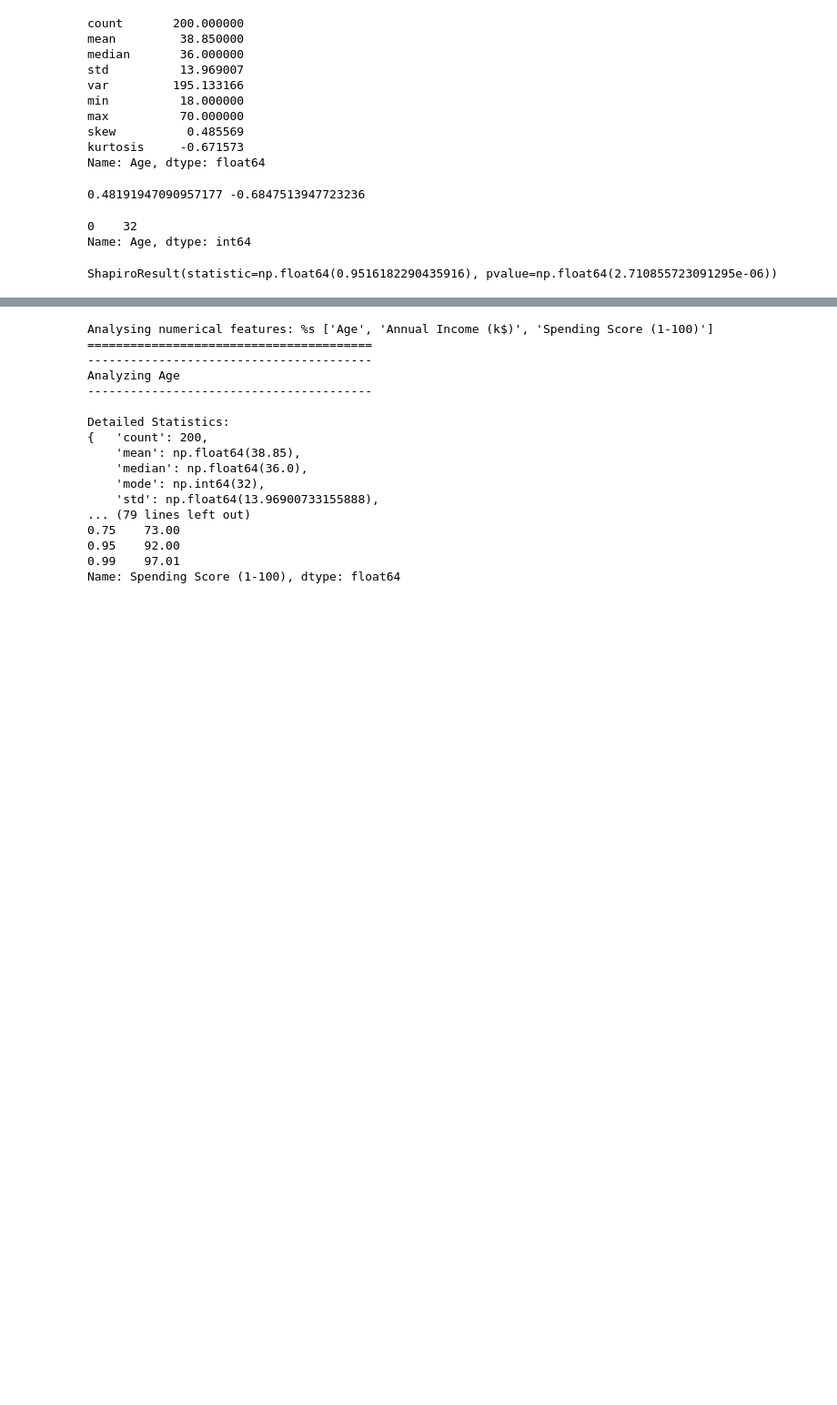
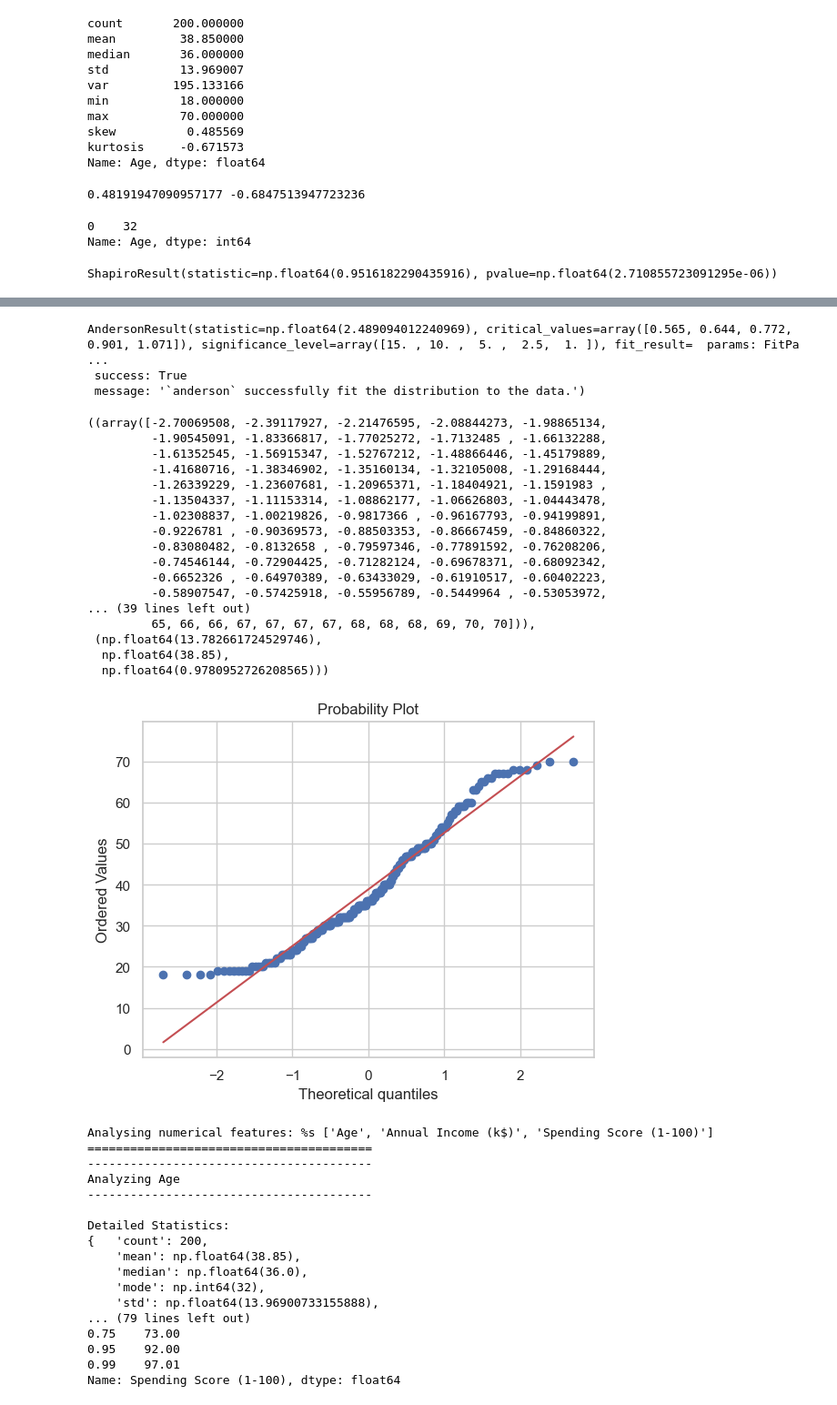
Before and after one commit to ravioactive/eda_practice, a Jupyter notebook: notebooks/customer-segmentation/eda_univariate.ipynb, the cells around one changed output, grey strips where cells are left out. Shown at 91% size. Cells and saved outputs as stored; diff of their text form; code cells hidden in the pictures; blank space fills up the shorter version.

```diff
--- a/notebooks/customer-segmentation/eda_univariate.ipynb
+++ b/notebooks/customer-segmentation/eda_univariate.ipynb
@@ -315,3 +966,32 @@ Interpretation:
+# %%
+stats.anderson(base_df['Age'].dropna())
+# %% [output]
+AndersonResult(statistic=np.float64(2.489094012240969), critical_values=array([0.565, 0.644, 0.772, 0.901, 1.071]), significance_level=array([15. , 10. ,  5. ,  2.5,  1. ]), fit_result=  params: FitPa ...
+ success: True
+ message: '`anderson` successfully fit the distribution to the data.')
+# %%
+# Distribution fitting
+from scipy.stats import norm, lognorm, gamma, beta
+stats.probplot(base_df['Age'], dist="norm", plot=plt)
+# %% [output]
+((array([-2.70069508, -2.39117927, -2.21476595, -2.08844273, -1.98865134,
+         -1.90545091, -1.83366817, -1.77025272, -1.7132485 , -1.66132288,
+         -1.61352545, -1.56915347, -1.52767212, -1.48866446, -1.45179889,
+         -1.41680716, -1.38346902, -1.35160134, -1.32105008, -1.29168444,
+         -1.26339229, -1.23607681, -1.20965371, -1.18404921, -1.1591983 ,
+         -1.13504337, -1.11153314, -1.08862177, -1.06626803, -1.04443478,
+         -1.02308837, -1.00219826, -0.9817366 , -0.96167793, -0.94199891,
+         -0.9226781 , -0.90369573, -0.88503353, -0.86667459, -0.84860322,
+         -0.83080482, -0.8132658 , -0.79597346, -0.77891592, -0.76208206,
+         -0.74546144, -0.72904425, -0.71282124, -0.69678371, -0.68092342,
+         -0.6652326 , -0.64970389, -0.63433029, -0.61910517, -0.60402223,
+         -0.58907547, -0.57425918, -0.55956789, -0.5449964 , -0.53053972,
+... (39 lines left out)
+         65, 66, 66, 67, 67, 67, 67, 68, 68, 68, 69, 70, 70])),
+ (np.float64(13.782661724529746),
+  np.float64(38.85),
+  np.float64(0.9780952726208565)))
+[figure, added]
 # %%
 from scipy import stats
 import pprint
```
Also changed, not shown: parts of 10 cells of this notebook, 1 other file.
